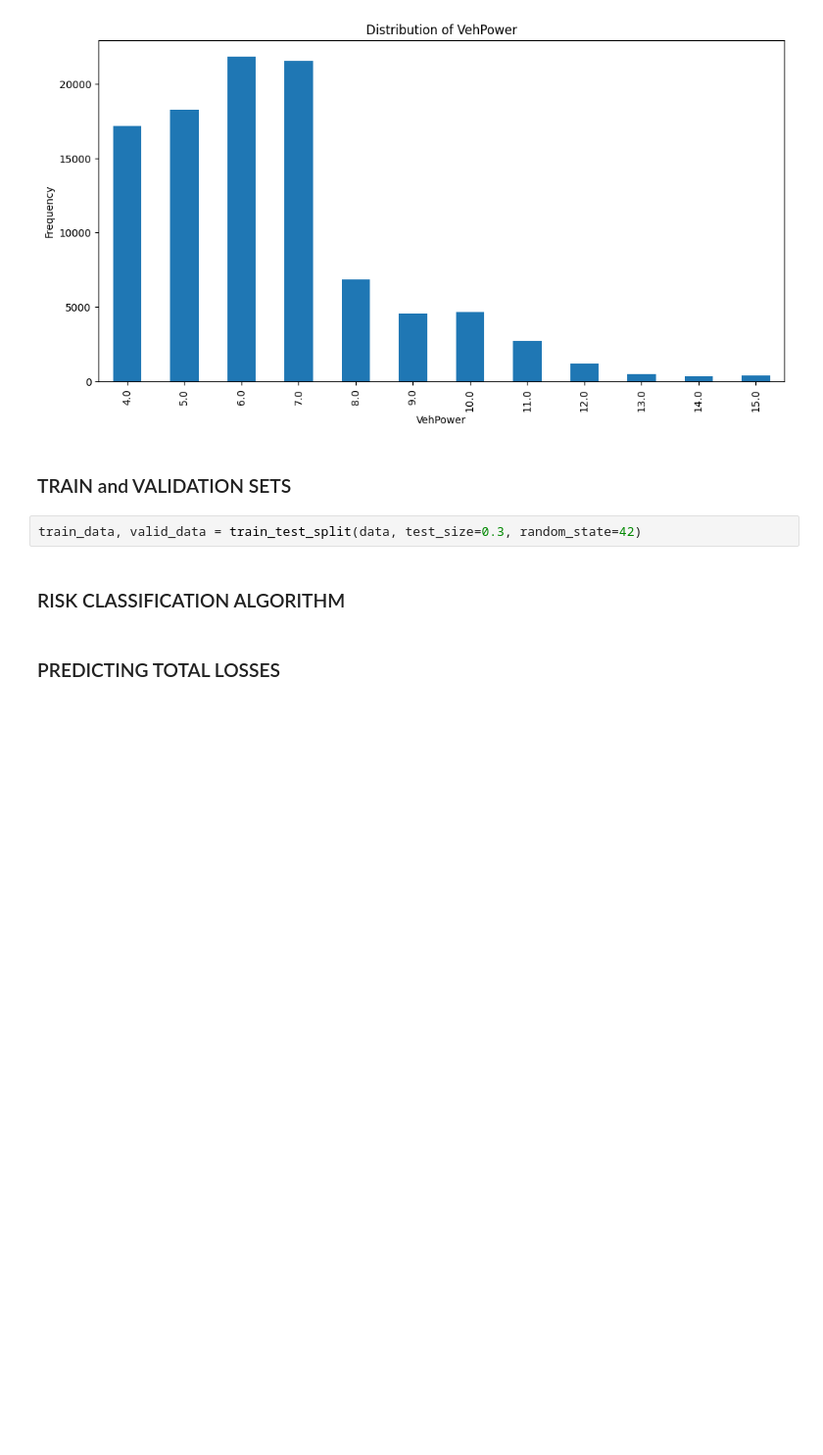
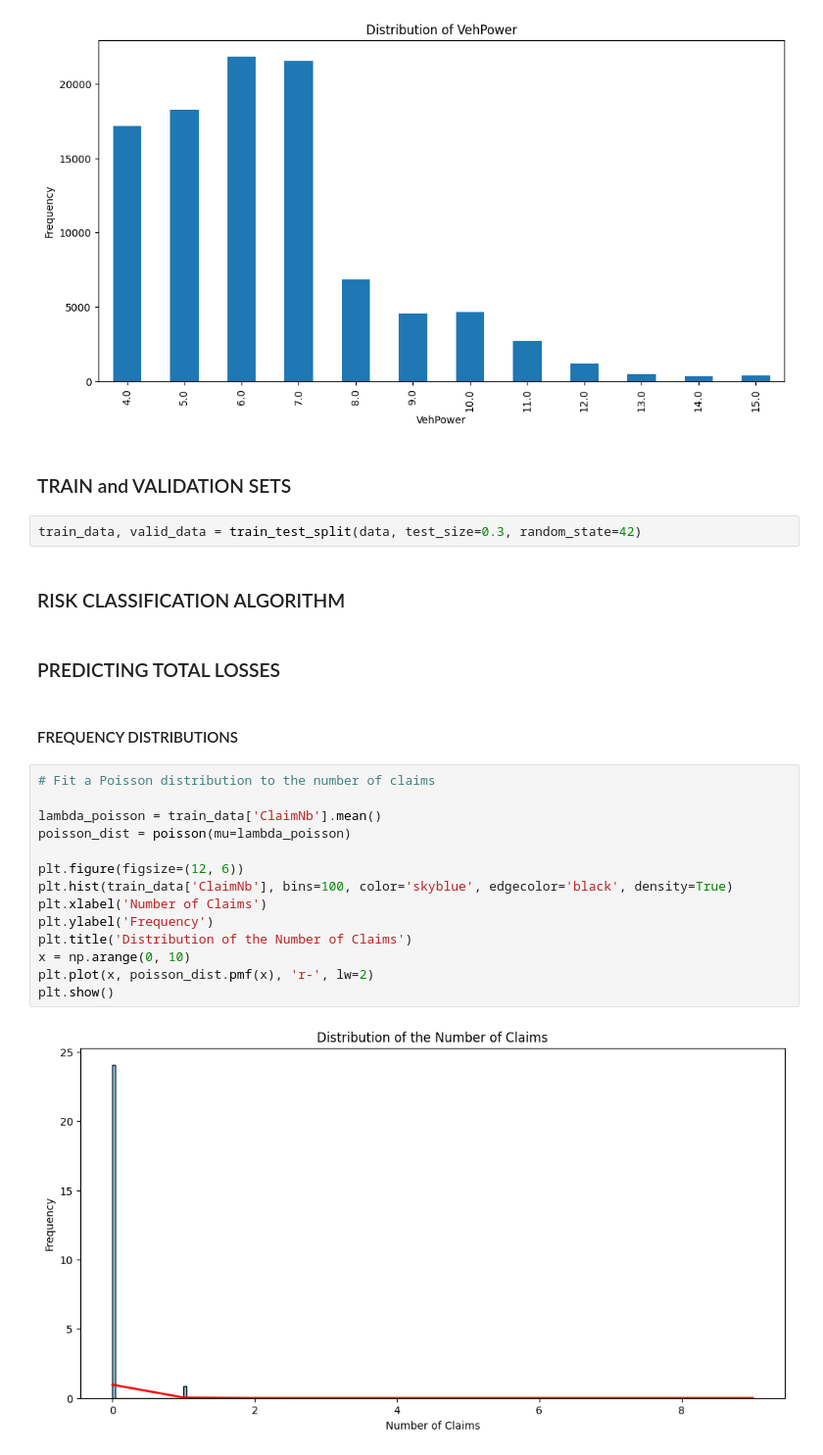
Before and after one commit to YanisFht/Assurance_Assignment, a Jupyter notebook: main.ipynb, the cells around one changed output. Shown: that part at 98% size. Saved outputs shown, nothing was run; the diff lists cells and outputs as text; blank space fills up the shorter version.

```diff
--- a/main.ipynb
+++ b/main.ipynb
@@ -57,3 +61,21 @@ train_data, valid_data = train_test_split(data, test_size=0.3, random_state=42)
 ### RISK CLASSIFICATION ALGORITHM
 # %% [markdown]
 ### PREDICTING TOTAL LOSSES
+# %% [markdown]
+#### FREQUENCY DISTRIBUTIONS
+# %%
+# Fit a Poisson distribution to the number of claims
+
+lambda_poisson = train_data['ClaimNb'].mean()
+poisson_dist = poisson(mu=lambda_poisson)
+
+plt.figure(figsize=(12, 6))
+plt.hist(train_data['ClaimNb'], bins=100, color='skyblue', edgecolor='black', density=True)
+plt.xlabel('Number of Claims')
+plt.ylabel('Frequency')
+plt.title('Distribution of the Number of Claims')
+x = np.arange(0, 10)
+plt.plot(x, poisson_dist.pmf(x), 'r-', lw=2)
+plt.show()
+# %% [output]
+[figure, added]
```
Also changed, not shown: parts of 21 cells of this notebook.
